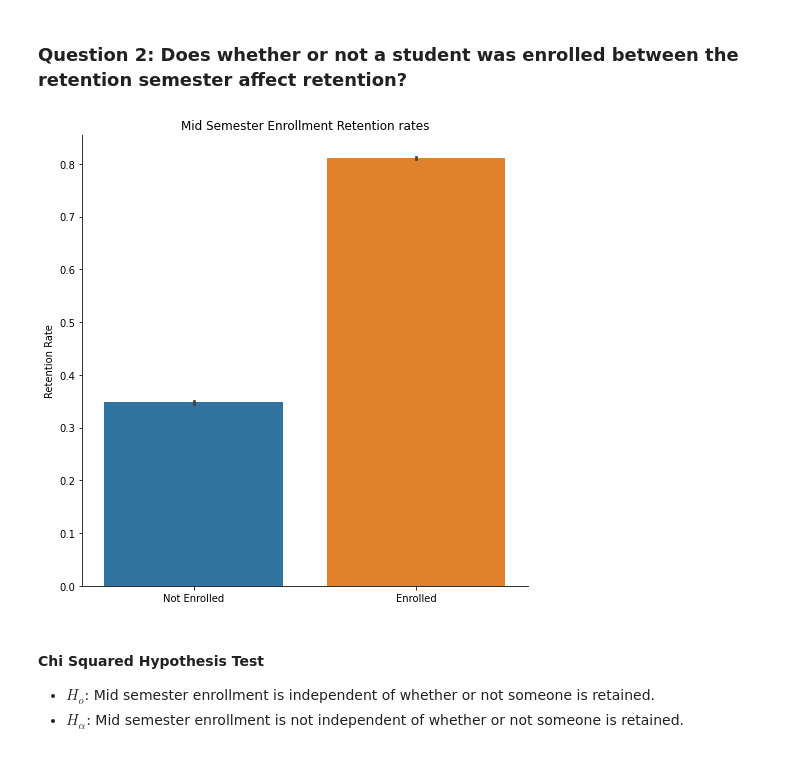
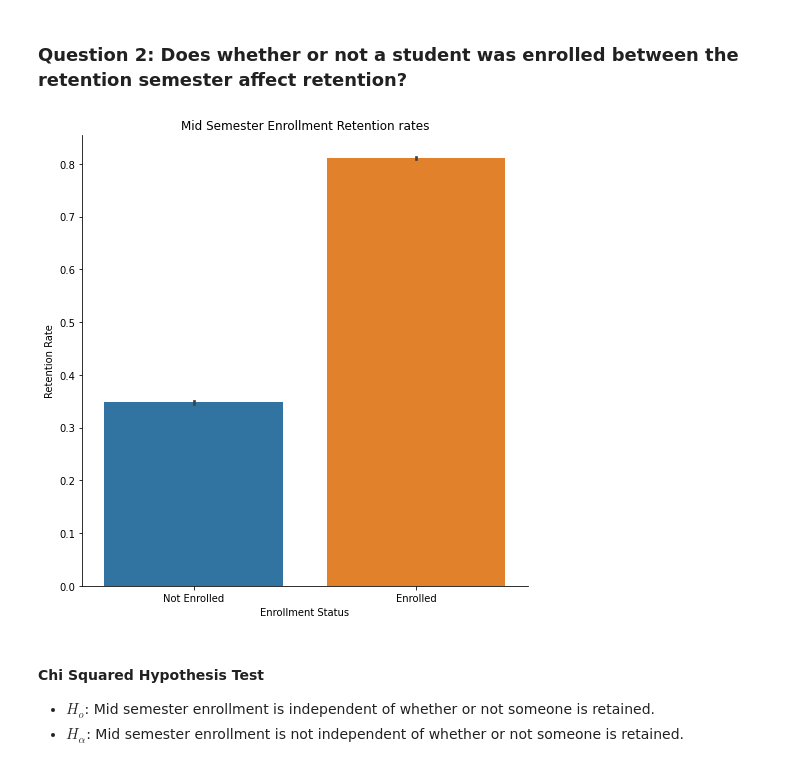
Before and after one commit to mwboiss/retention-project, a Jupyter notebook: report.ipynb, the cells around one changed output. Cells and saved outputs as stored; diff of their text form; code cells hidden in the pictures.

```diff
--- a/report.ipynb
+++ b/report.ipynb
@@ -147,14 +147,14 @@ plt.show()
 # %%
 # A catplot with kind bar is used to show retention rates for mid semester enrollment status
 ax = sns.catplot(x='enrolled_between',y='retained',data=train, kind='bar',height=7)
 # Set axis labels
-(ax.set_axis_labels("", "Retention Rate")
+(ax.set_axis_labels("Enrollment Status", "Retention Rate")
   .set_xticklabels(["Not Enrolled", "Enrolled"]))
 # Set title
 plt.title("Mid Semester Enrollment Retention rates")
 plt.show()
 # %% [output]
-[figure, old version]
+[figure, new version]
 # %% [markdown]
 #### Chi Squared Hypothesis Test
 
```
Also changed, not shown: 1 other file.
